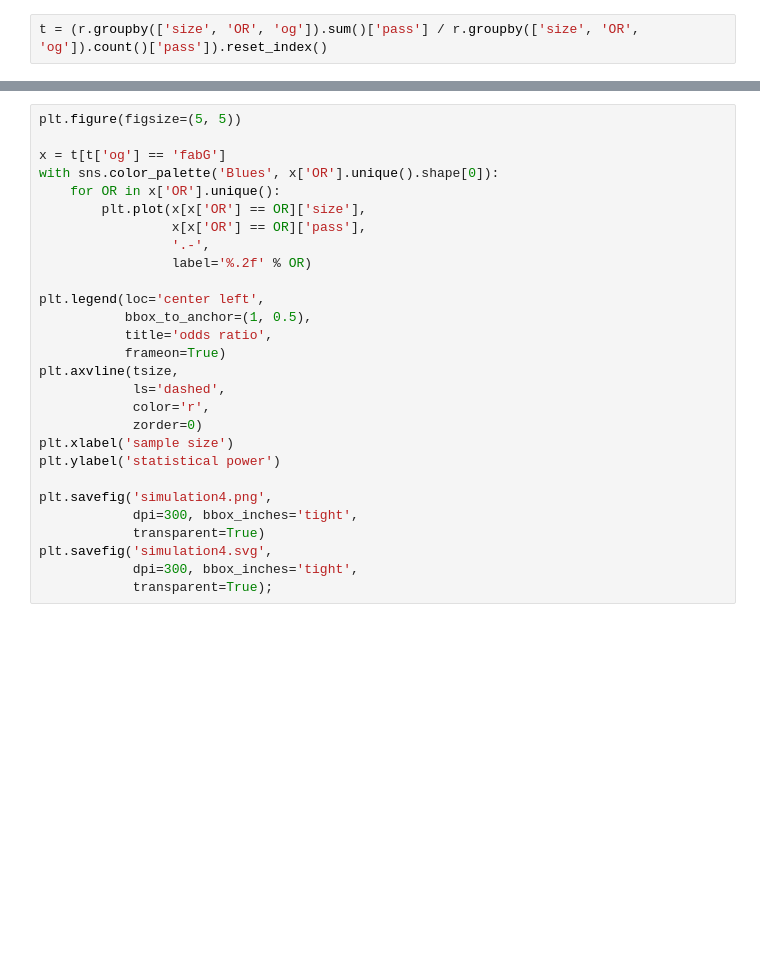
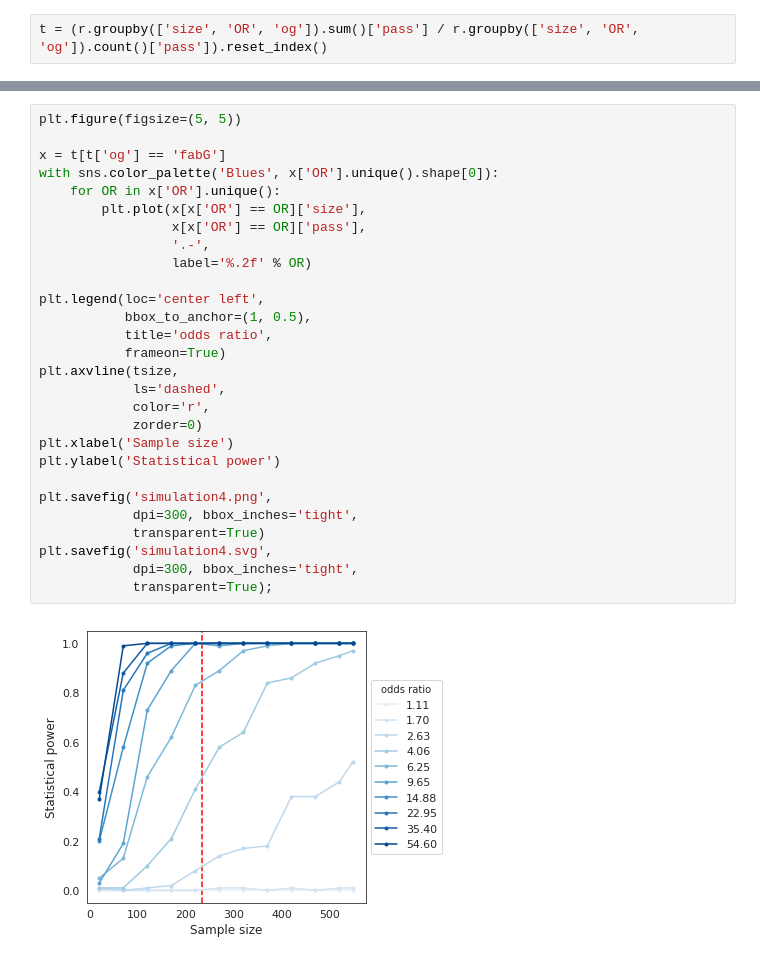
Before and after one commit to mgalardini/2018_ecoli_pathogenicity, a Jupyter notebook: templates/simulations.ipynb, the cells around one changed output, grey strips where cells are left out. Cells and saved outputs as stored; diff of their text form; blank space fills up the shorter version.

```diff
--- a/templates/simulations.ipynb
+++ b/templates/simulations.ipynb
@@ -109,28 +115,30 @@ plt.savefig('simulation3.svg',
 # %%
 plt.figure(figsize=(5, 5))
 
 x = t[t['og'] == 'fabG']
 with sns.color_palette('Blues', x['OR'].unique().shape[0]):
     for OR in x['OR'].unique():
         plt.plot(x[x['OR'] == OR]['size'],
                  x[x['OR'] == OR]['pass'],
                  '.-',
                  label='%.2f' % OR)
 
 plt.legend(loc='center left',
            bbox_to_anchor=(1, 0.5),
            title='odds ratio',
            frameon=True)
 plt.axvline(tsize,
             ls='dashed',
             color='r',
             zorder=0)
-plt.xlabel('sample size')
-plt.ylabel('statistical power')
+plt.xlabel('Sample size')
+plt.ylabel('Statistical power')
 
 plt.savefig('simulation4.png',
             dpi=300, bbox_inches='tight',
             transparent=True)
 plt.savefig('simulation4.svg',
             dpi=300, bbox_inches='tight',
             transparent=True);
+# %% [output]
+[figure, added]
```
Also changed, not shown: parts of 3 cells of this notebook.
